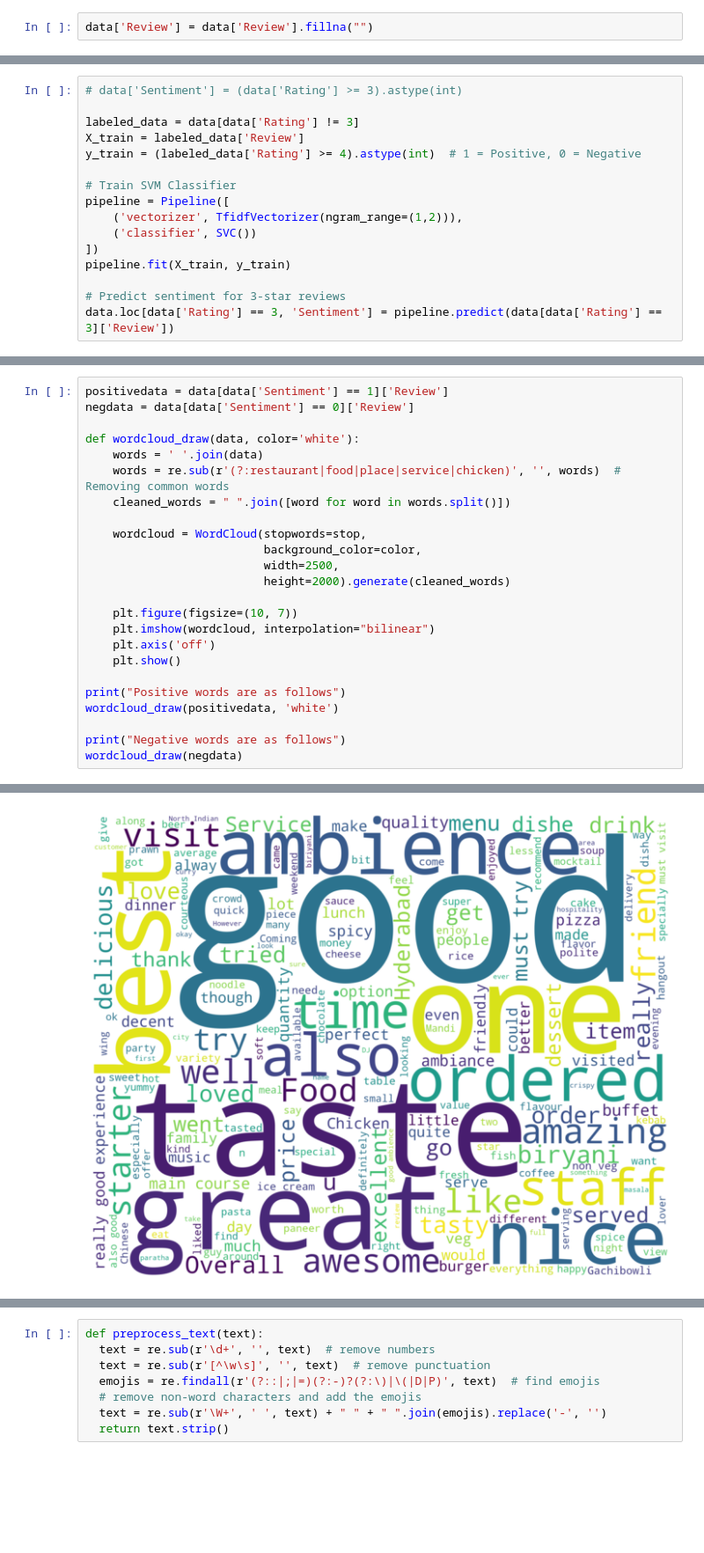
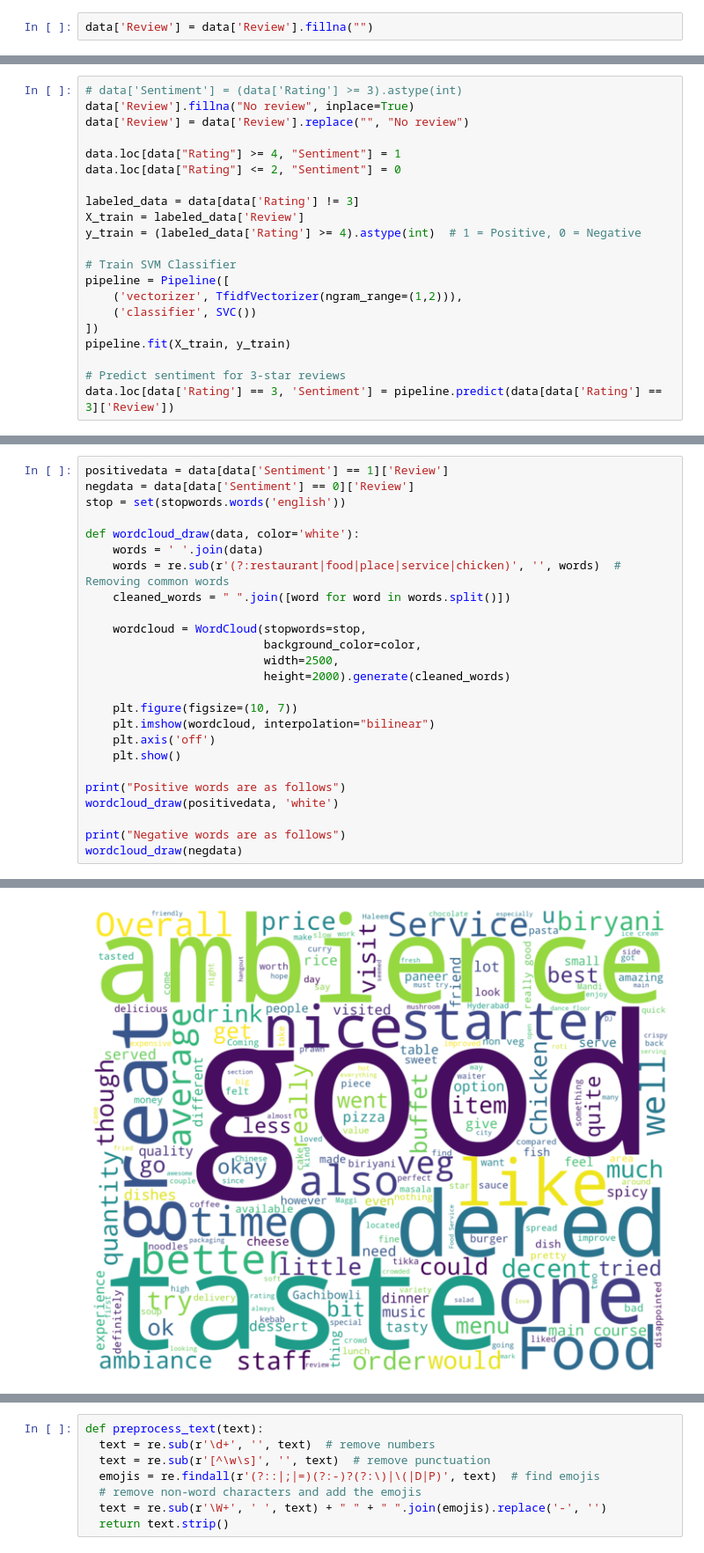
Before and after one commit to tianyiiiiiii/Restaurant-Recommendation-System, a Jupyter notebook: reviews_sentiment_analysis.ipynb, the cells around one changed output, grey strips where cells are left out. Shown at 88% size. Saved outputs shown, nothing was run; the diff lists cells and outputs as text; blank space fills up the shorter version.

```diff
--- a/reviews_sentiment_analysis.ipynb
+++ b/reviews_sentiment_analysis.ipynb
@@ -79,5 +84,10 @@ We were there to celebrate our anniversary. There was a set menu, Welcome Drink(
 # %%
 # data['Sentiment'] = (data['Rating'] >= 3).astype(int)
+data['Review'].fillna("No review", inplace=True)
+data['Review'] = data['Review'].replace("", "No review")
+
+data.loc[data["Rating"] >= 4, "Sentiment"] = 1
+data.loc[data["Rating"] <= 2, "Sentiment"] = 0
 
 labeled_data = data[data['Rating'] != 3]
 X_train = labeled_data['Review']
@@ -142,28 +158,29 @@ Review: We tried the Oregano Beagle with chee
 # %%
 positivedata = data[data['Sentiment'] == 1]['Review']
 negdata = data[data['Sentiment'] == 0]['Review']
+stop = set(stopwords.words('english'))
 
 def wordcloud_draw(data, color='white'):
     words = ' '.join(data)
     words = re.sub(r'(?:restaurant|food|place|service|chicken)', '', words)  # Removing common words
     cleaned_words = " ".join([word for word in words.split()])
 
     wordcloud = WordCloud(stopwords=stop,
                           background_color=color,
                           width=2500,
                           height=2000).generate(cleaned_words)
 
     plt.figure(figsize=(10, 7))
     plt.imshow(wordcloud, interpolation="bilinear")
     plt.axis('off')
     plt.show()
 
 print("Positive words are as follows")
 wordcloud_draw(positivedata, 'white')
 
 print("Negative words are as follows")
 wordcloud_draw(negdata)
 # %% [output]
 Positive words are as follows
-[figure, old version]
+[figure, new version]
 Negative words are as follows
```
Also changed, not shown: parts of 13 cells of this notebook, 5 other files.
